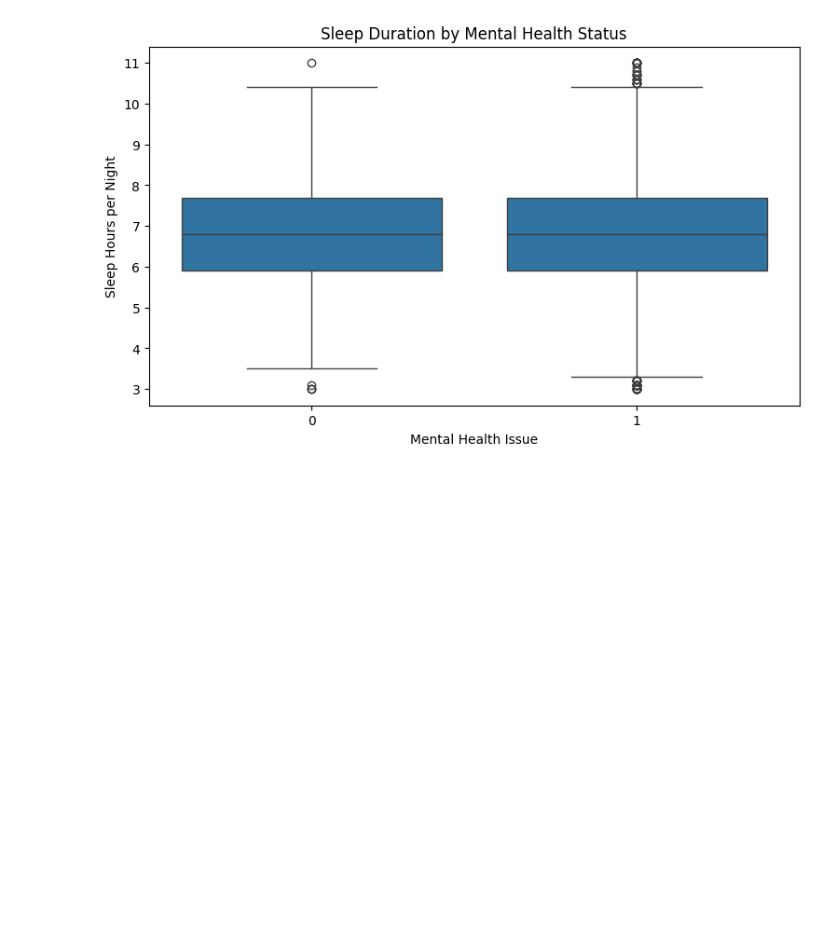
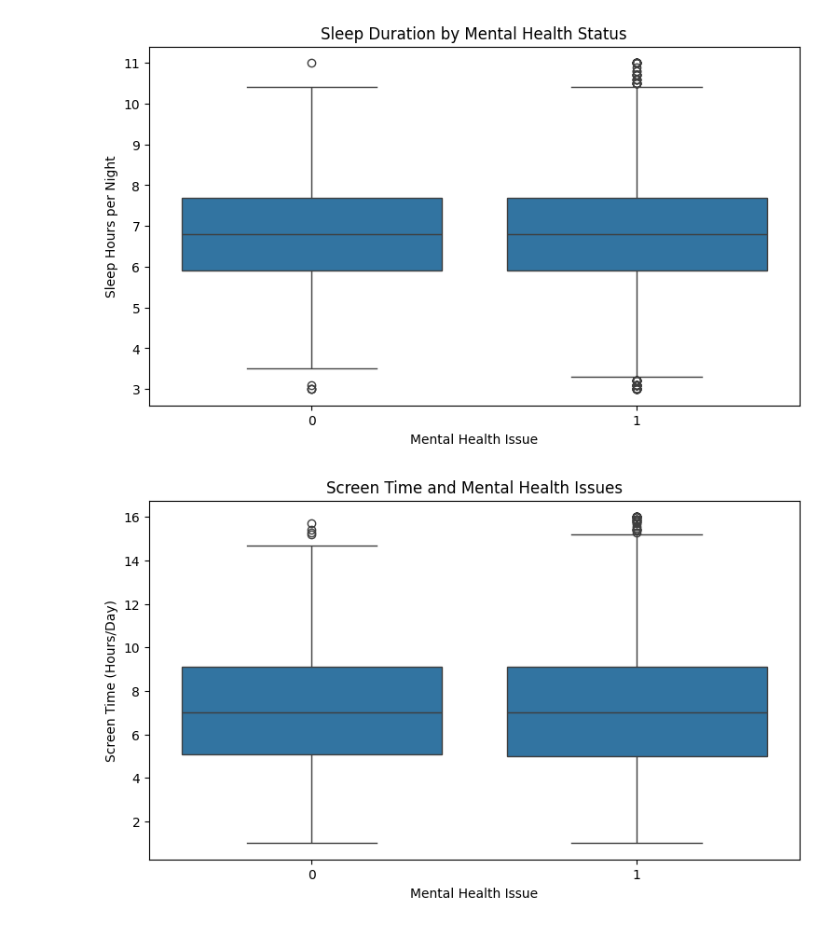
Before and after one commit to samifahim07/PsychWell-Predictive-Modeling, a Jupyter notebook: mental_health.ipynb, the cells around one changed output. Drawn from its saved outputs; the diff is of its cells as text; code cells hidden in the pictures; blank space fills up the shorter version.

```diff
--- a/mental_health.ipynb
+++ b/mental_health.ipynb
@@ -280,3 +280,19 @@ plt.ylabel('Sleep Hours per Night')
 plt.show()
 # %% [output]
 [figure]
+# %%
+plt.figure(figsize=(9,5))
+
+sns.boxplot(
+    data=df,
+    x='Has_Mental_Health_Issue',
+    y='Screen_Time_Hours_Day'
+)
+
+plt.title('Screen Time and Mental Health Issues')
+plt.xlabel('Mental Health Issue')
+plt.ylabel('Screen Time (Hours/Day)')
+
+plt.show()
+# %% [output]
+[figure, added]
```
